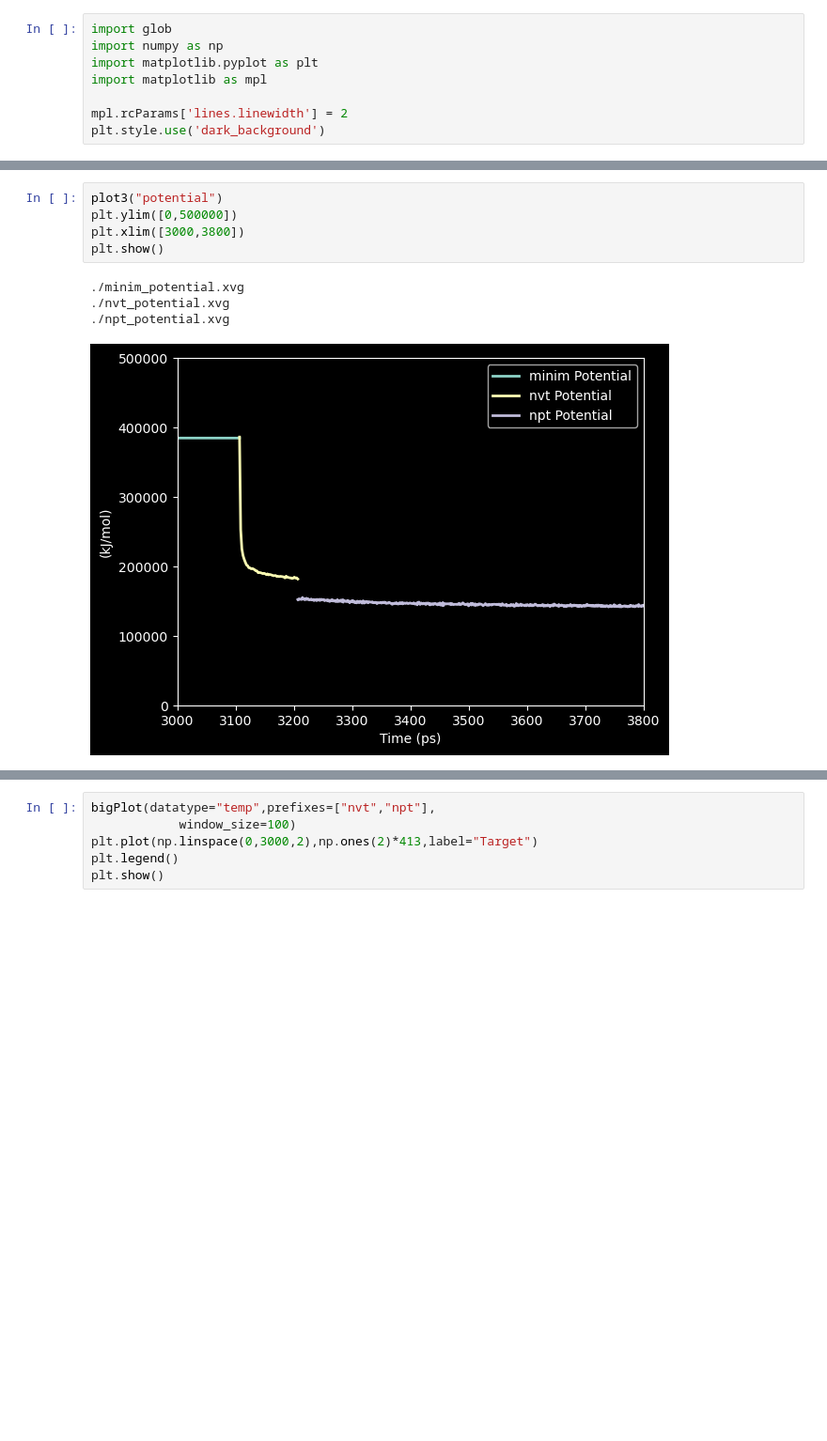
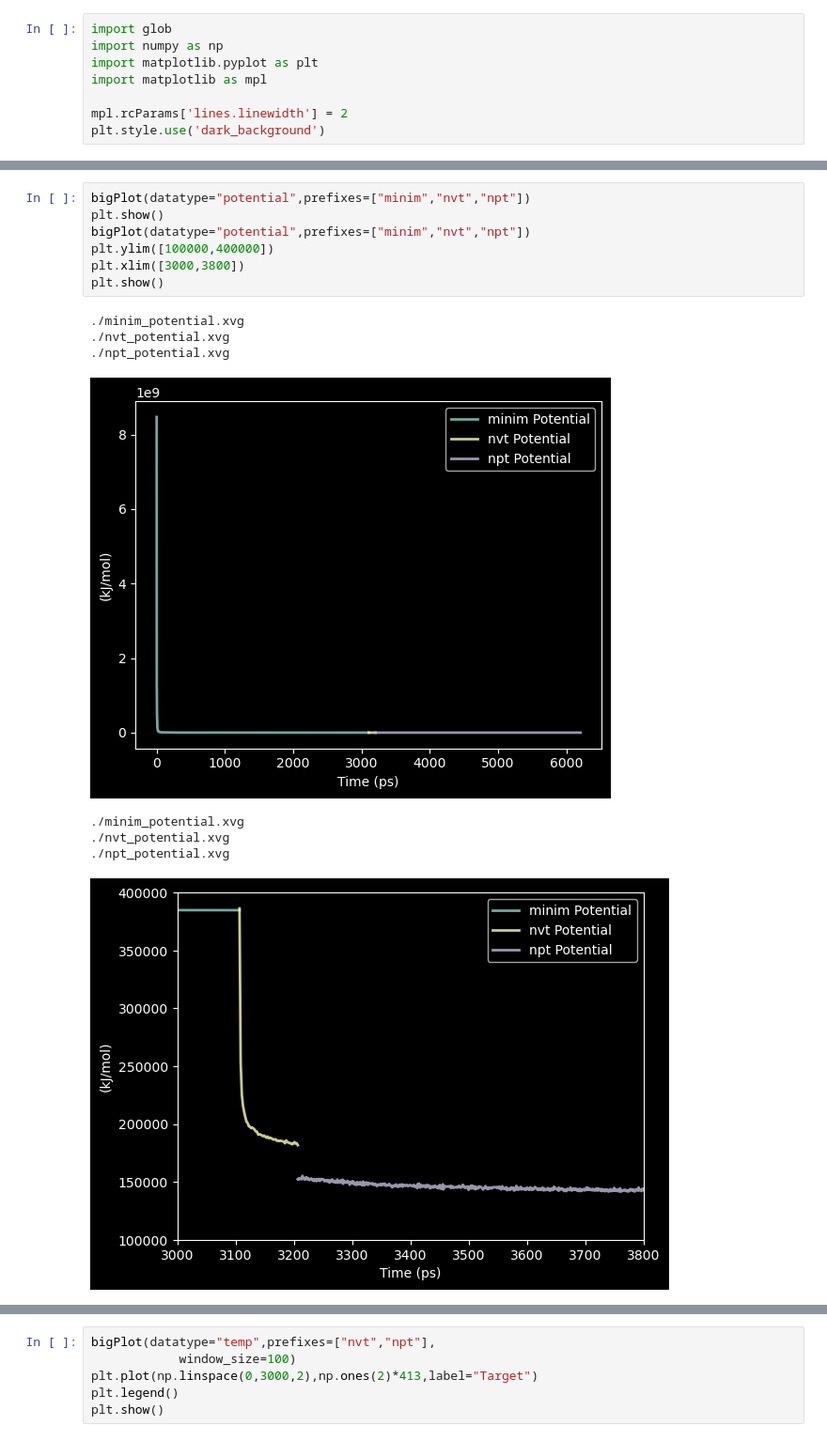
Before and after one commit to meyresearch/polymelts, a Jupyter notebook: analysis.ipynb, the cells around one changed output, grey strips where cells are left out. Shown at 94% size. Drawn from its saved outputs; the diff is of its cells as text; blank space fills up the shorter version.

```diff
--- a/analysis.ipynb
+++ b/analysis.ipynb
@@ -140,10 +261,16 @@ plot3()
 # %%
-plot3("potential")
-plt.ylim([0,500000])
+bigPlot(datatype="potential",prefixes=["minim","nvt","npt"])
+plt.show()
+bigPlot(datatype="potential",prefixes=["minim","nvt","npt"])
+plt.ylim([100000,400000])
 plt.xlim([3000,3800])
 plt.show()
 # %% [output]
 ./minim_potential.xvg
 ./nvt_potential.xvg
 ./npt_potential.xvg
-[figure, old version]
+[figure, new version]
+./minim_potential.xvg
+./nvt_potential.xvg
+./npt_potential.xvg
+[figure, added]
```
Also changed, not shown: parts of 28 cells of this notebook.
